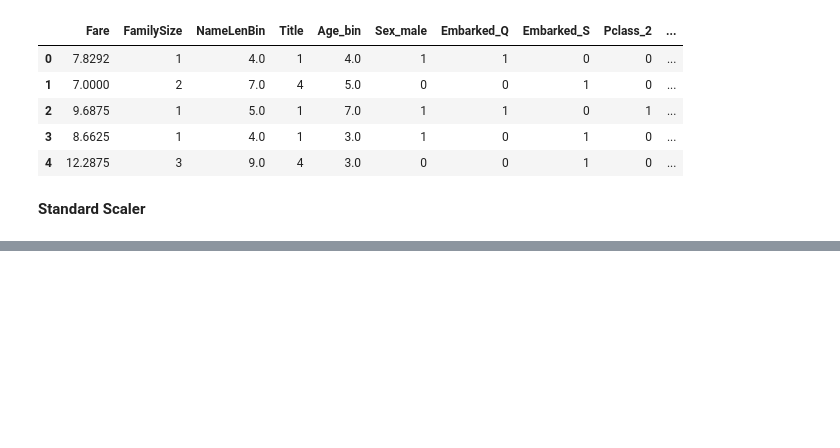
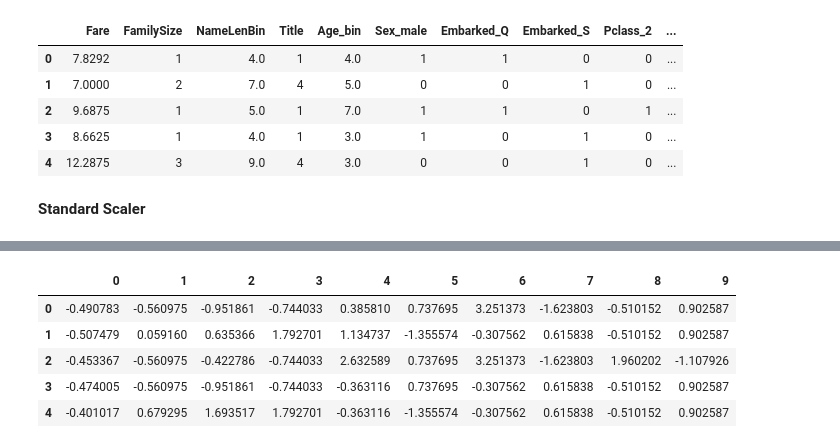
Before and after one commit to PabloIriso/Kaggle, a Jupyter notebook: titanic.ipynb, the cells around one changed output, grey strips where cells are left out. Drawn from its saved outputs; the diff is of its cells as text; code cells hidden in the pictures; blank space fills up the shorter version.

```diff
--- a/titanic.ipynb
+++ b/titanic.ipynb
@@ -541,0 +609,9 @@ test_ml.head()
+# %%
+test_ml_sc.head()
+# %% [output]
+|  | 0 | 1 | 2 | 3 | 4 | 5 | 6 | 7 | 8 | 9 |
+| 0 | -0.490783 | -0.560975 | -0.951861 | -0.744033 | 0.385810 | 0.737695 | 3.251373 | -1.623803 | -0.510152 | 0.902587 |
+| 1 | -0.507479 | 0.059160 | 0.635366 | 1.792701 | 1.134737 | -1.355574 | -0.307562 | 0.615838 | -0.510152 | 0.902587 |
+| 2 | -0.453367 | -0.560975 | -0.422786 | -0.744033 | 2.632589 | 0.737695 | 3.251373 | -1.623803 | 1.960202 | -1.107926 |
+| 3 | -0.474005 | -0.560975 | -0.951861 | -0.744033 | -0.363116 | 0.737695 | -0.307562 | 0.615838 | -0.510152 | 0.902587 |
+| 4 | -0.401017 | 0.679295 | 1.693517 | 1.792701 | -0.363116 | -1.355574 | -0.307562 | 0.615838 | -0.510152 | 0.902587 |
```
Also changed, not shown: parts of 36 cells of this notebook.
